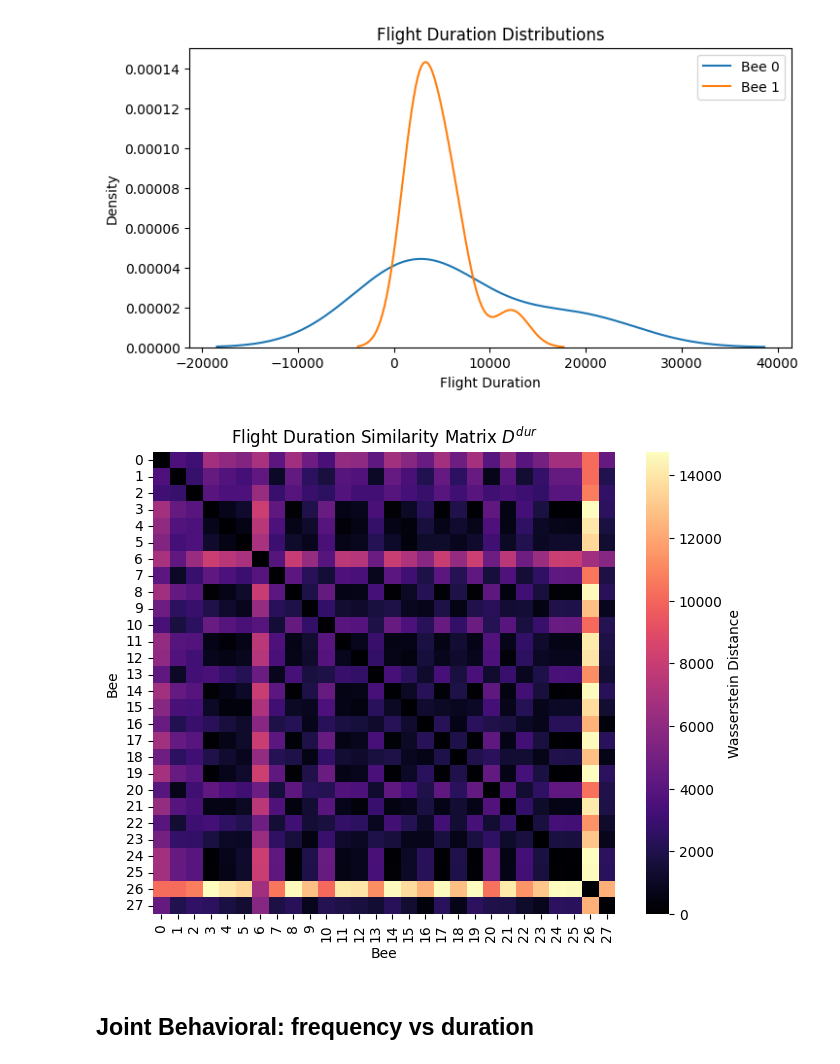
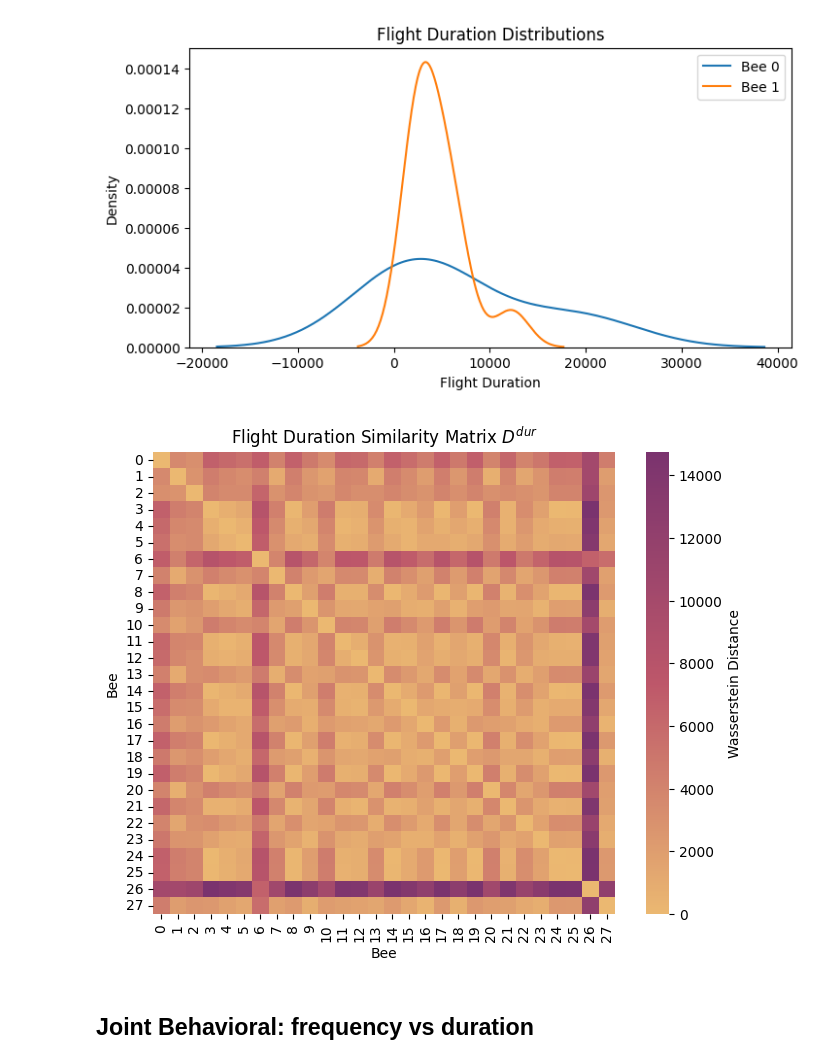
Before and after one commit to lablluberes/beeSimilarity, a Jupyter notebook: bee_similarity_reviewed.ipynb, the cells around one changed output. Cells and saved outputs as stored; diff of their text form; code cells hidden in the pictures.

```diff
--- a/bee_similarity_reviewed.ipynb
+++ b/bee_similarity_reviewed.ipynb
@@ -343,20 +343,20 @@ for i in range(N_BEES):
 # %%
 plt.figure(figsize=(8,6))
 
 sns.heatmap(
     D_dur,
-    cmap="magma",
+    cmap=cmap,
     square=True,
     cbar_kws={"label":"Wasserstein Distance"}
 )
 
 plt.title("Flight Duration Similarity Matrix $D^{dur}$")
 plt.xlabel("Bee")
 plt.ylabel("Bee")
 
 plt.show()
 # %% [output]
-[figure, old version]
+[figure, new version]
 # %% [markdown]
 ## Joint Behavioral: frequency vs duration
 # %%
```
Also changed, not shown: parts of 6 cells of this notebook, 1 other file.
